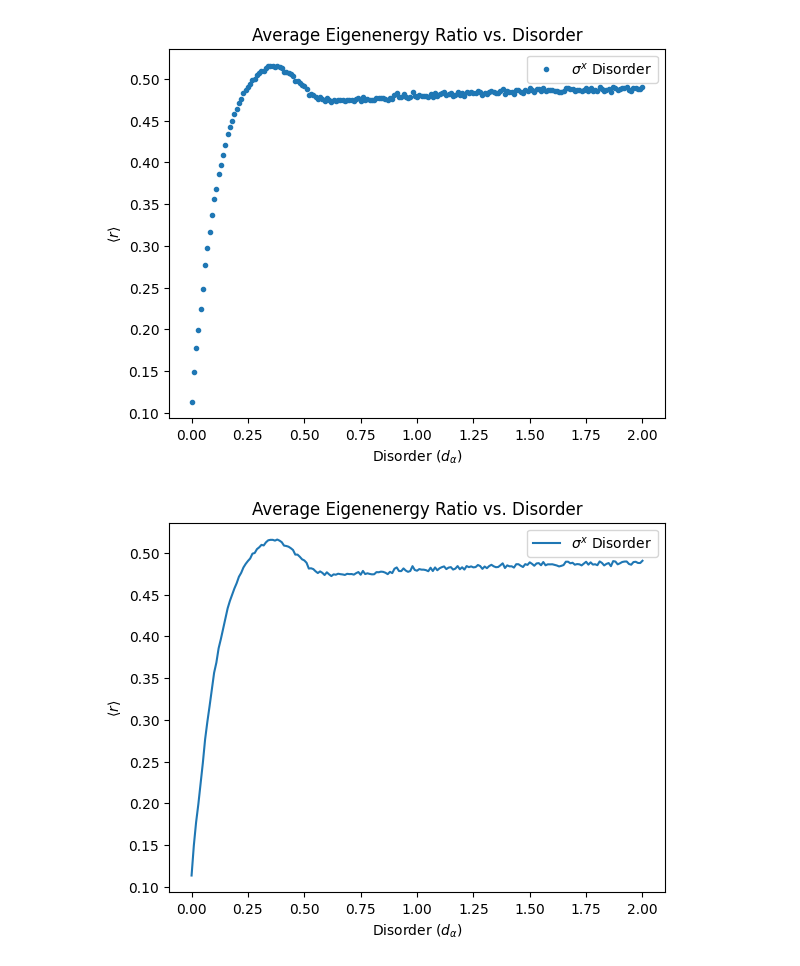
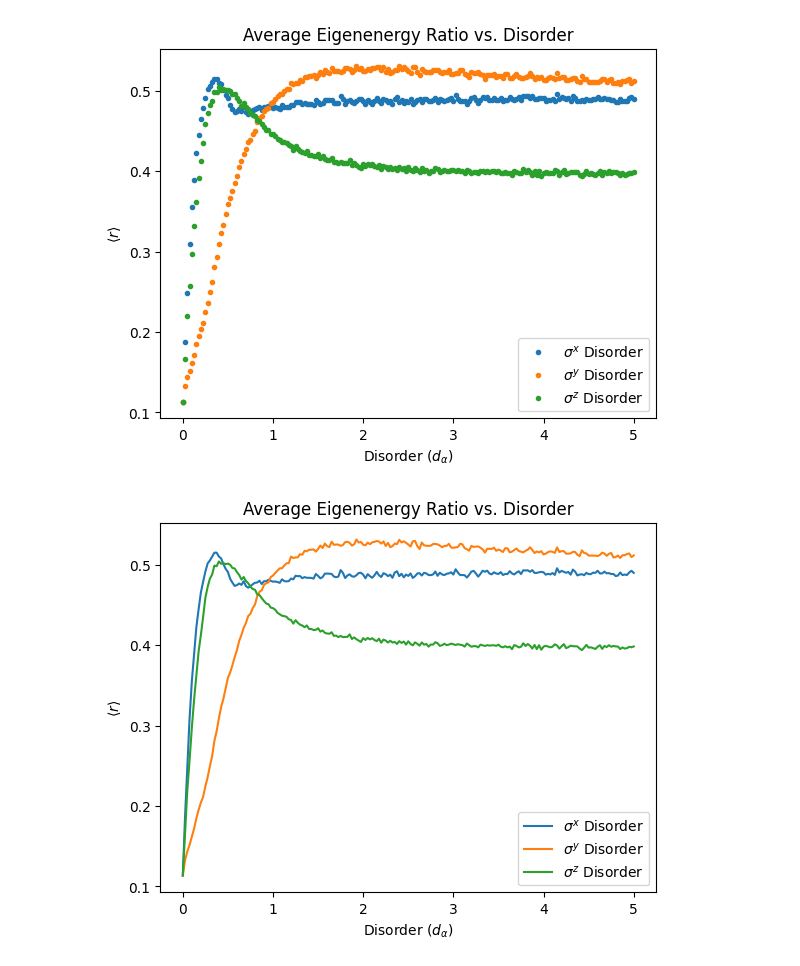
Before and after one commit to Idden/Quantum-Internship, a Jupyter notebook: Quantum_Batteries_Scars/paper/rn_plot.ipynb, the cells around one changed output. Cells and saved outputs as stored; diff of their text form; code cells hidden in the pictures.

Commit message:
rn plot

```diff
--- a/Quantum_Batteries_Scars/paper/rn_plot.ipynb
+++ b/Quantum_Batteries_Scars/paper/rn_plot.ipynb
@@ -7,28 +7,28 @@ from helper.quantumScarFunctions import *
 dlist = np.load("rn_data/rn_x_N8.npz")["dlist"]
 
 xavg_rn = np.load("rn_data/rn_x_N8.npz")["rn"]
-# yavg_rn = np.load("rn_data/rn_y_N8.npz")["rn"]
-# zavg_rn = np.load("rn_data/rn_z_N8.npz")["rn"]
+yavg_rn = np.load("rn_data/rn_y_N8.npz")["rn"]
+zavg_rn = np.load("rn_data/rn_z_N8.npz")["rn"]
 # %%
 plt.xlabel(r"Disorder ($d_{\alpha}$)")
 plt.ylabel(r"$\langle r \rangle$")
 plt.title("Average Eigenenergy Ratio vs. Disorder")
 plt.plot(dlist, xavg_rn, ".", label=r"$\sigma^x$ Disorder")
-# plt.plot(dlist, yavg_rn, ".", label=r"$\sigma^y$ Disorder")
-# plt.plot(dlist, zavg_rn, ".", label=r"$\sigma^z$ Disorder")
+plt.plot(dlist, yavg_rn, ".", label=r"$\sigma^y$ Disorder")
+plt.plot(dlist, zavg_rn, ".", label=r"$\sigma^z$ Disorder")
 plt.legend()
 plt.savefig(f"figures/rn_N8.pdf")
 plt.show()
 # %% [output]
-[figure, old version]
+[figure, new version]
 # %%
 plt.xlabel(r"Disorder ($d_{\alpha}$)")
 plt.ylabel(r"$\langle r \rangle$")
 plt.title("Average Eigenenergy Ratio vs. Disorder")
 plt.plot(dlist, xavg_rn, label=r"$\sigma^x$ Disorder")
-# plt.plot(dlist, yavg_rn, ".", label=r"$\sigma^y$ Disorder")
-# plt.plot(dlist, zavg_rn, ".", label=r"$\sigma^z$ Disorder")
+plt.plot(dlist, yavg_rn, label=r"$\sigma^y$ Disorder")
+plt.plot(dlist, zavg_rn, label=r"$\sigma^z$ Disorder")
 plt.legend()
 plt.show()
 # %% [output]
-[figure, old version]
+[figure, new version]
```
Also changed, not shown: 2 other files.
